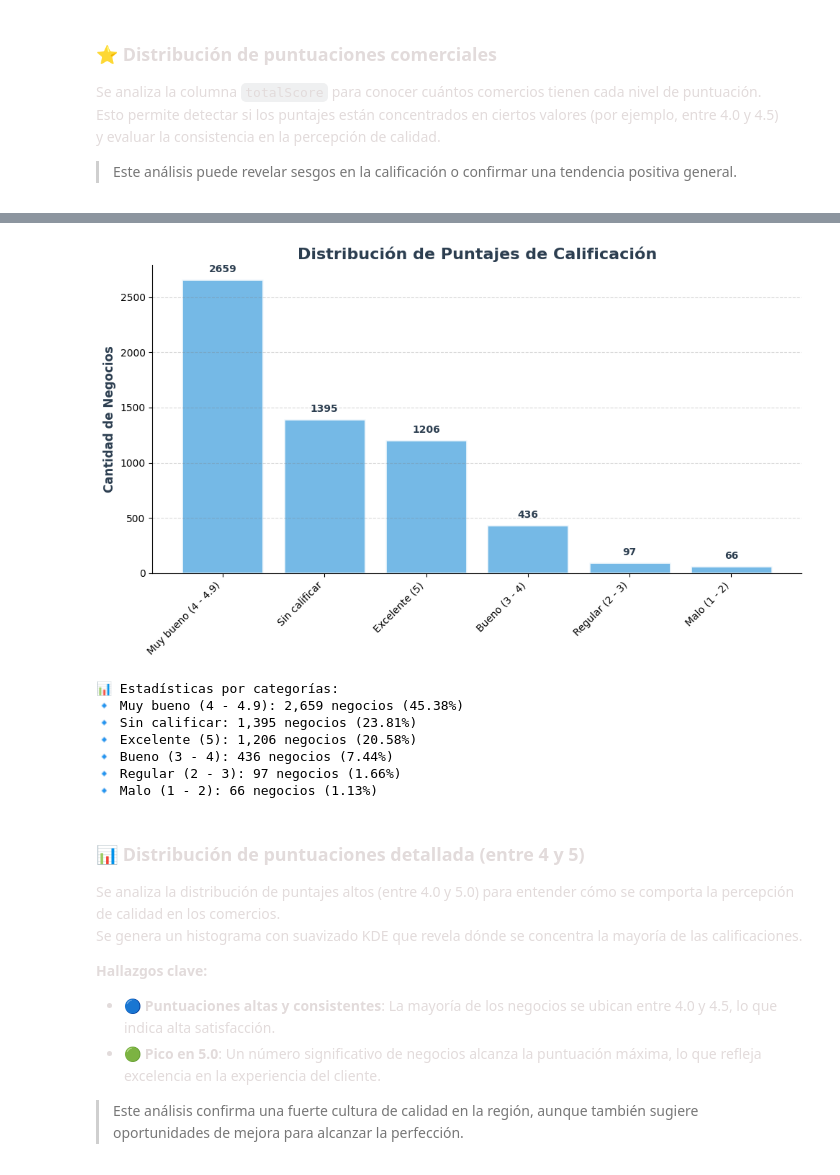
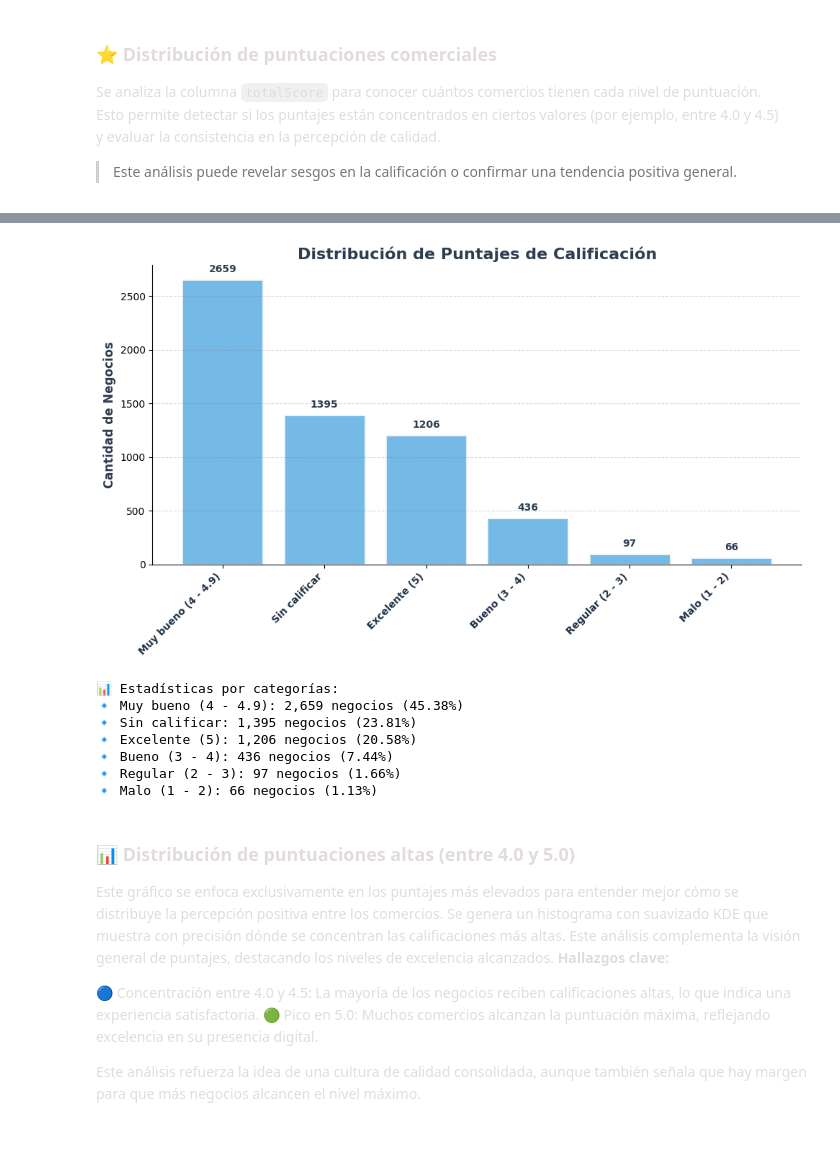
Before and after one commit to MCCastroMaluta/Portfolio-Python-es, a Jupyter notebook: Notebooks/02-EDA.ipynb, the cells around one changed output, grey strips where cells are left out. Saved outputs shown, nothing was run; the diff lists cells and outputs as text; code cells hidden in the pictures; blank space fills up the shorter version.

```diff
--- a/Notebooks/02-EDA.ipynb
+++ b/Notebooks/02-EDA.ipynb
@@ -548,7 +637,7 @@ También se incluye la categoría de **Dominio Propio**, que representa sitios p
 
 </div>
 # %%
-# Define diccionario de plataformas y términos comunes en URLs para agrupar presencia web.
+# Define diccionario de plataformas y términos comunes en URLs para agrupar presencia web
 words_dict = {
     'facebook': 'Facebook',
     'instagram': 'Instagram',
@@ -563,21 +652,25 @@ words_dict = {
     'pedidosya': 'PedidosYa',
     'region20': 'Región20'
 }
-# Cuenta cuántos comercios tienen cada tipo de presencia web según el diccionario.
+
+# Cuenta cuántos comercios tienen cada tipo de presencia web según el diccionario
 result = pd.Series({
     label: df['website'].str.contains(word, case=False, na=False).sum()
     for word, label in words_dict.items()
 })
-# Calcula el total de comercios con sitio web registrado (excluyendo 'Incomplete').
-webs = (~df['website'].str.contains('Incomplete', case=False, na=False)).sum()
-# Agrega la cantidad de comercios con dominio propio.
+
+# Calcula el total de comercios con sitio web registrado (excluyendo np.nan)
+webs = df['website'].notna().sum()
+
+# Agrega la cantidad de comercios con dominio propio
 result["Dominio Propio"] = dominio_Propio
 
-# Crea tabla resumen con conteo y porcentaje por tipo de presencia web.
+# Crea tabla resumen con conteo y porcentaje por tipo de presencia web
 result_df = pd.DataFrame({
     "count": result,
     "percentage": (result / webs * 100).round(2)
 }).sort_values("count", ascending=False)
+
 result_df
 # %% [output]
 |  | count | percentage |
@@ -815,40 +904,54 @@ Luego se visualiza la cantidad de negocios en cada categoría y se calcula su pr
 </div>
 # %%
-# Crea función para categorizar puntajes en rangos cualitativos.
+# Función para categorizar puntajes
 def categorize_score(score):
-    if score == 0: return "Sin calificar"
+    if pd.isna(score): return "Sin calificar"
+    elif score == 0: return "Sin calificar"
     elif score <= 2: return "Malo (1 - 2)"
     elif score <= 3: return "Regular (2 - 3)"
     elif score <= 4: return "Bueno (3 - 4)"
     elif score < 5: return "Muy bueno (4 - 4.9)"
     else: return "Excelente (5)"
-# Aplica la función a la columna 'totalScore' y crea nueva columna 'score_category'.
+
+# Aplica la función y crea columna categórica
 df['score_category'] = df['totalScore'].apply(categorize_score)
-# Cuenta la cantidad de registros por categoría de puntaje.
+
+# Cuenta registros por categoría (ahora incluye "Sin calificar")
 cat_counts = df['score_category'].value_counts()
-# Genera gráfico de barras mostrando la distribución de puntajes categorizados.
+
+# Gráfico de barras
 plt.figure(figsize=(10, 6), facecolor='white')
 bars = plt.bar(range(len(cat_counts)), cat_counts.values, color='#5DADE2',
                alpha=0.85, edgecolor='white', linewidth=2)
+
+# Título
 plt.title('Distribución de Puntajes de Calificación', fontsize=16, fontweight='bold', color='#2C3E50')
-plt.xticks(range(len(cat_counts)), cat_counts.index, rotation=45, ha='right')
+
+# Ejes
+plt.xticks(range(len(cat_counts)), cat_counts.index, rotation=45, ha='right',
+           fontsize=10, fontweight='bold', color="#1E3144")
 plt.ylabel('Cantidad de Negocios', fontsize=12, fontweight='bold', color='#2C3E50')
 
-# Etiquetas arriba de barras
+# Etiquetas en barras
 for bar in bars:
     height = bar.get_height()
     plt.annotate(f'{int(height)}', xy=(bar.get_x() + bar.get_width()/2, height),
-                xytext=(0, 5), textcoords="offset points", ha='center', va='bottom',
-                fontweight='bold', fontsize=10, color='#2C3E50')
+                 xytext=(0, 5), textcoords="offset points", ha='center', va='bottom',
+                 fontweight='bold', fontsize=10, color='#2C3E50')
 
+# Estética
 plt.grid(True, alpha=0.3, axis='y', linestyle='--', color='gray')
 for spine in ['top', 'right']: plt.gca().spines[spine].set_visible(False)
-plt.tight_layout(); plt.show()
+plt.tight_layout()
+plt.savefig("../Images/05-Distribucion_puntajes.png", dpi=300, bbox_inches='tight')
+plt.show()
+
+# Estadísticas por categoría
 print("📊 Estadísticas por categorías:")
 for category, count in cat_counts.items():
     print(f"🔹 {category}: {count:,} negocios ({count/len(df)*100:.2f}%)")
 # %% [output]
-[figure, old version]
+[figure, new version]
 📊 Estadísticas por categorías:
 🔹 Muy bueno (4 - 4.9): 2,659 negocios (45.38%)
 🔹 Sin calificar: 1,395 negocios (23.81%)
@@ -859,16 +962,16 @@ for category, count in cat_counts.items():
 # %% [markdown]
 <div style="font-family: 'JetBrains Mono', monospace; font-size: 14px; color: #e2dbdbff; line-height: 1.6;">
 
-### 📊 Distribución de puntuaciones detallada (entre 4 y 5)
+### 📊 Distribución de puntuaciones altas (entre 4.0 y 5.0)
+Este gráfico se enfoca exclusivamente en los puntajes más elevados para entender mejor cómo se distribuye la percepción positiva entre los comercios.
+Se genera un histograma con suavizado KDE que muestra con precisión dónde se concentran las calificaciones más altas.
+Este análisis complementa la visión general de puntajes, destacando los niveles de excelencia alcanzados.
+**Hallazgos clave:**
 
-Se analiza la distribución de puntajes altos (entre 4.0 y 5.0) para entender cómo se comporta la percepción de calidad en los comercios.
-Se genera un histograma con suavizado KDE que revela dónde se concentra la mayoría de las calificaciones.
+🔵 Concentración entre 4.0 y 4.5: La mayoría de los negocios reciben calificaciones altas, lo que indica una experiencia satisfactoria.
+🟢 Pico en 5.0: Muchos comercios alcanzan la puntuación máxima, reflejando excelencia en su presencia digital.
 
-**Hallazgos clave:**
-- 🔵 **Puntuaciones altas y consistentes**: La mayoría de los negocios se ubican entre 4.0 y 4.5, lo que indica alta satisfacción.
-- 🟢 **Pico en 5.0**: Un número significativo de negocios alcanza la puntuación máxima, lo que refleja excelencia en la experiencia del cliente.
-
-> Este análisis confirma una fuerte cultura de calidad en la región, aunque también sugiere oportunidades de mejora para alcanzar la perfección.
+Este análisis refuerza la idea de una cultura de calidad consolidada, aunque también señala que hay margen para que más negocios alcancen el nivel máximo.
 
 </div>
 # %%
```
Also changed, not shown: parts of 29 cells of this notebook, 14 other files.
